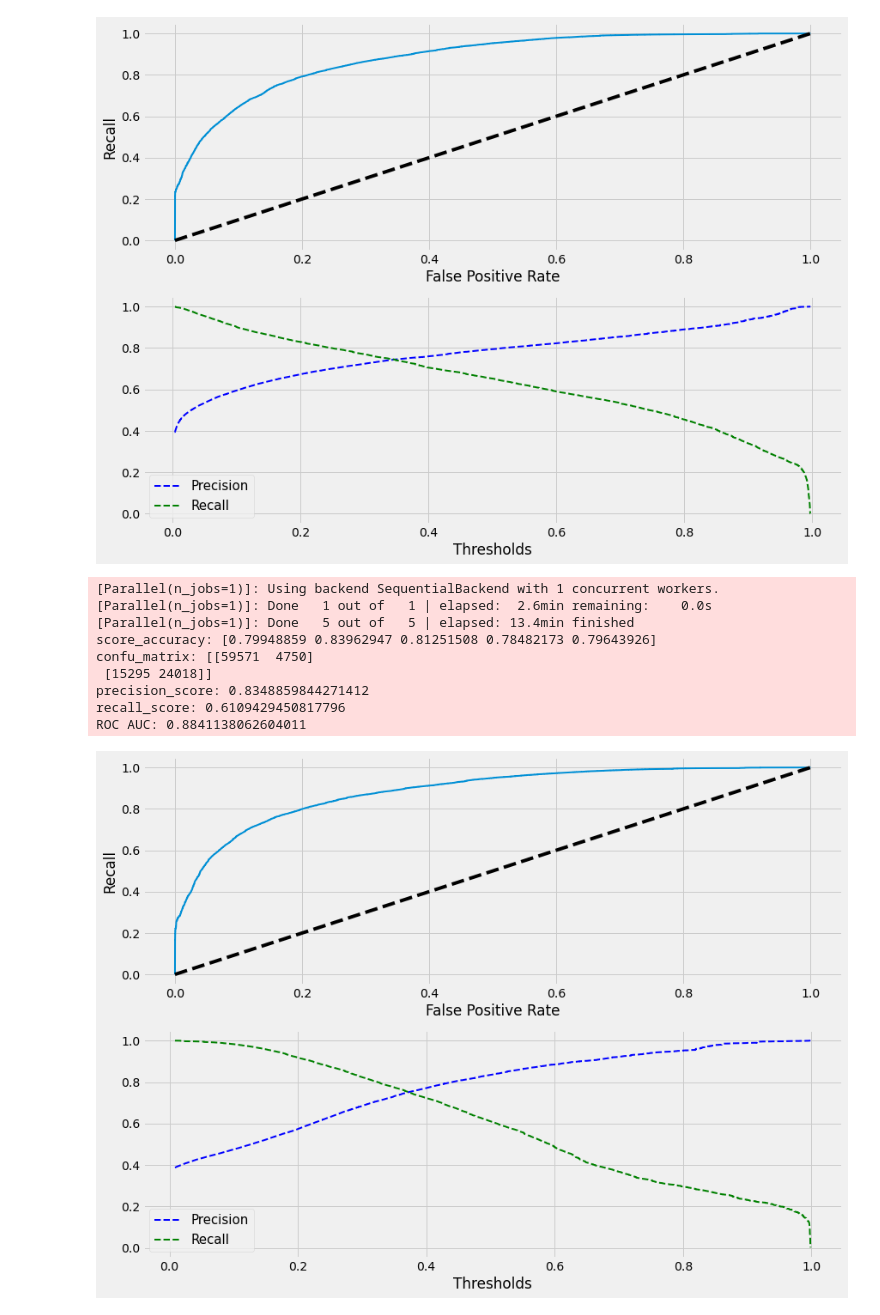
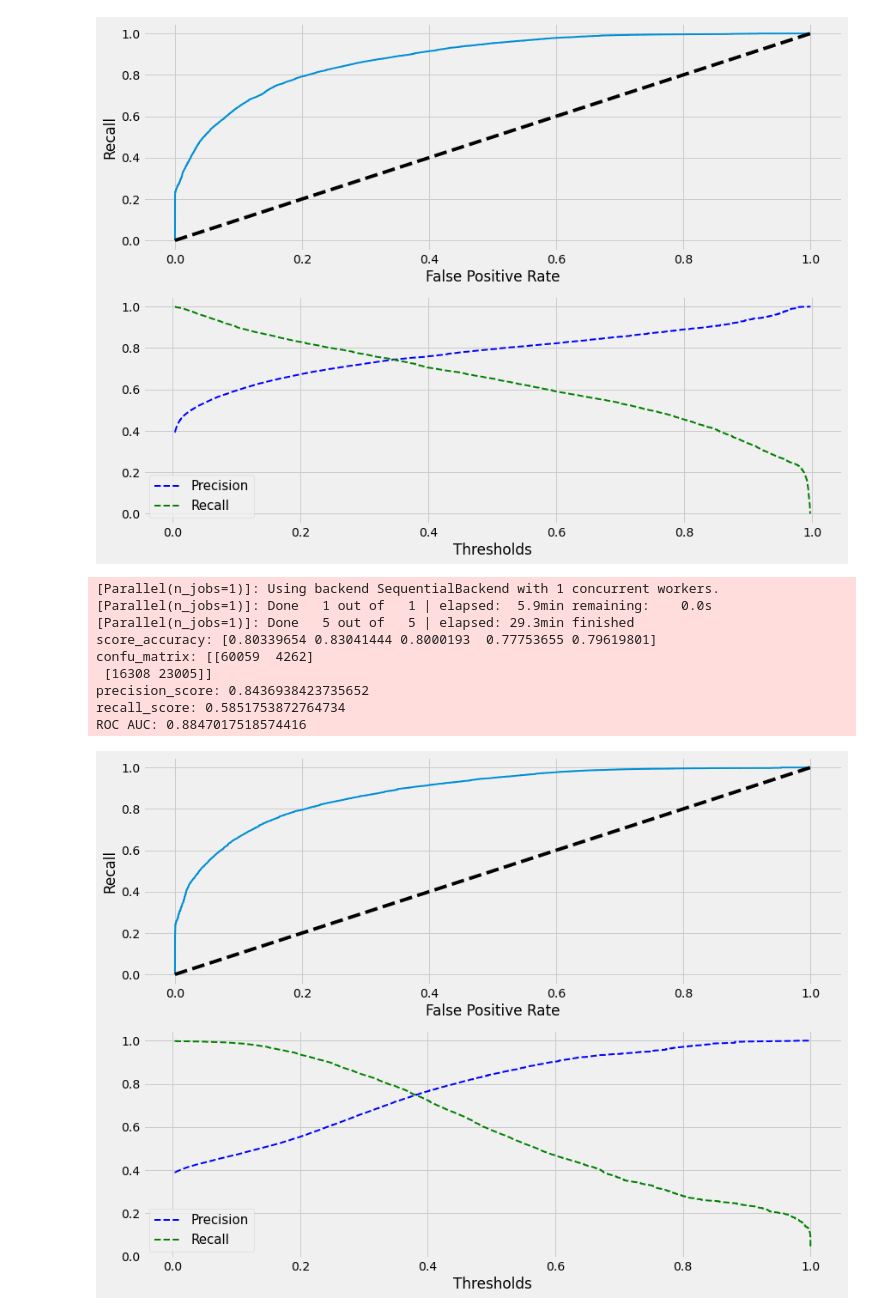
Before and after one commit to huy105/Hotel-booking-classify, a Jupyter notebook: HotelClassify.ipynb, the cells around one changed output. Cells and saved outputs as stored; diff of their text form; code cells hidden in the pictures.

```diff
--- a/HotelClassify.ipynb
+++ b/HotelClassify.ipynb
@@ -538,3 +534,17 @@ X_train_prepared = StandardScaler().fit_transform(x_train)
+# %%
+from sklearn.preprocessing import StandardScaler
+from sklearn.compose import ColumnTransformer
+
+col_num = ['lead_time', 'stays_in_weekend_nights', 'stays_in_week_nights', 'adults', 'children', 'babies',
+           'previous_cancellations', 'previous_bookings_not_canceled', 'booking_changes', 'days_in_waiting_list', 'adr',
+           'required_car_parking_spaces', 'total_of_special_requests'
+          ]
+
+full_pipeline = ColumnTransformer([
+    ("num", StandardScaler(), col_num)
+], remainder = "passthrough")
+
+X_train_prepared = full_pipeline.fit_transform(x_train)
 # %% [markdown]
 I using PCA to reduce the feature to train, preserve 95% variance of the data
 # %%
@@ -654,18 +664,19 @@ ROC AUC: 0.8815856587207895
 # %%
 from sklearn.ensemble import RandomForestClassifier
 
-random_clf = RandomForestClassifier(max_features = 25, max_leaf_nodes = 700,
-    max_depth = 12, min_samples_leaf = 14, random_state = 42, min_samples_split = 20, n_estimators = 105)
+random_clf = RandomForestClassifier(max_features = 40, max_leaf_nodes = 600,
+    max_depth = 11, min_samples_leaf = 14, random_state = 42, min_samples_split = 20, n_estimators = 105,
+    criterion = 'entropy')
 
 rand_forest = EvalROCcurve_Plot(random_clf, X_train_reduced, y_train, method = "predict_proba", styleplot = "fivethirtyeight")
 # %% [output]
 [Parallel(n_jobs=1)]: Using backend SequentialBackend with 1 concurrent workers.
-[Parallel(n_jobs=1)]: Done   1 out of   1 | elapsed:  2.6min remaining:    0.0s
-[Parallel(n_jobs=1)]: Done   5 out of   5 | elapsed: 13.4min finished
-score_accuracy: [0.79948859 0.83962947 0.81251508 0.78482173 0.79643926]
-confu_matrix: [[59571  4750]
- [15295 24018]]
-precision_score: 0.8348859844271412
-recall_score: 0.6109429450817796
-ROC AUC: 0.8841138062604011
+[Parallel(n_jobs=1)]: Done   1 out of   1 | elapsed:  5.9min remaining:    0.0s
+[Parallel(n_jobs=1)]: Done   5 out of   5 | elapsed: 29.3min finished
+score_accuracy: [0.80339654 0.83041444 0.8000193  0.77753655 0.79619801]
+confu_matrix: [[60059  4262]
+ [16308 23005]]
+precision_score: 0.8436938423735652
+recall_score: 0.5851753872764734
+ROC AUC: 0.8847017518574416
-[figure, old version]
+[figure, new version]
```
Also changed, not shown: parts of 2 cells of this notebook.
